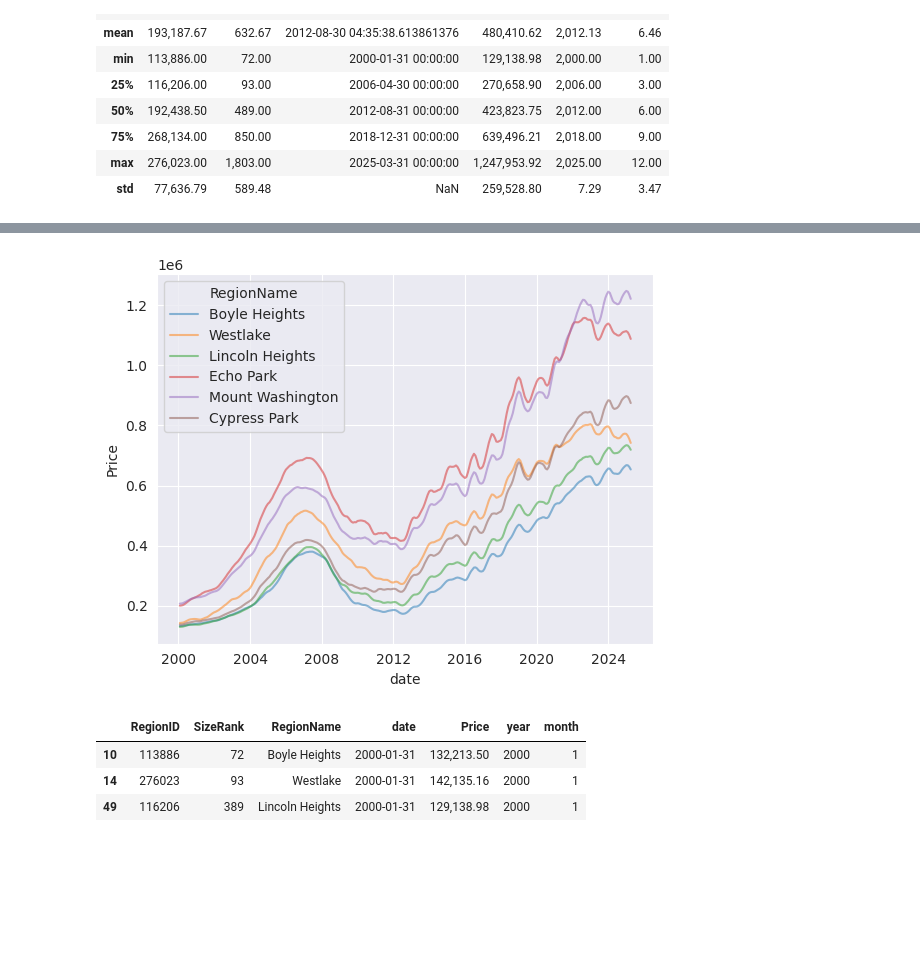
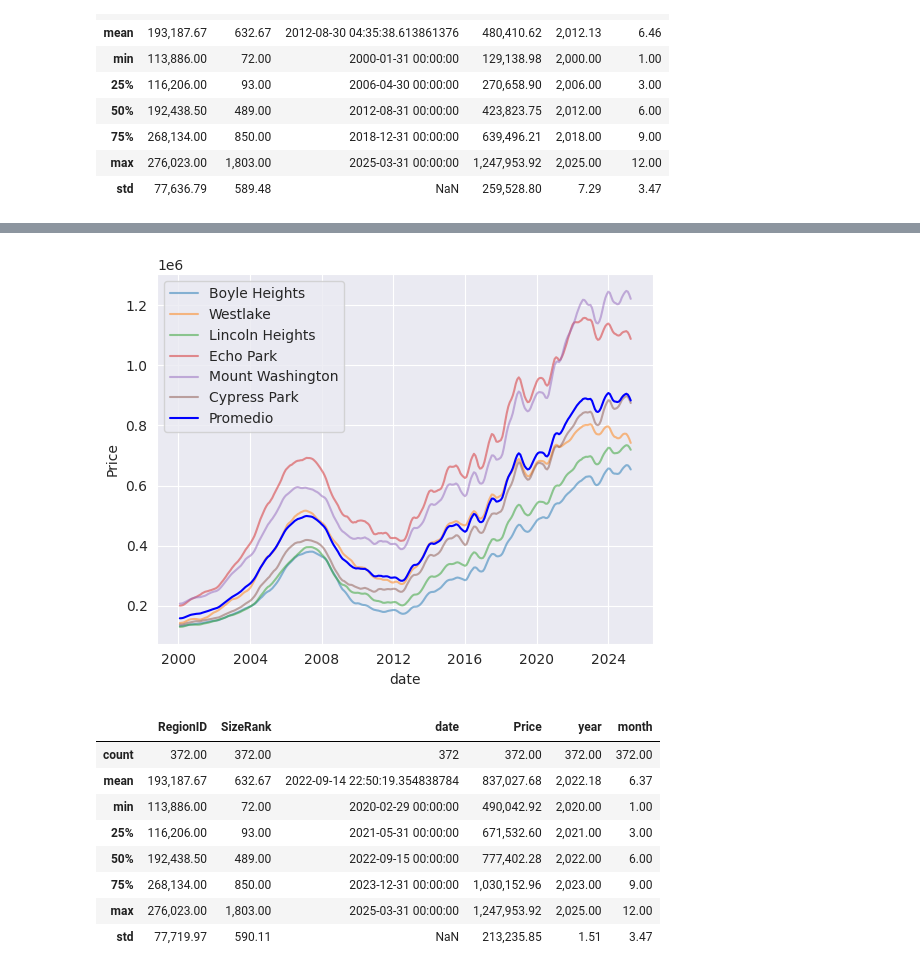
Before and after one commit to JavierFigueroa21/DataScience_KPI_Project, a Jupyter notebook: analisis_datos.ipynb, the cells around one changed output, grey strips where cells are left out. Saved outputs shown, nothing was run; the diff lists cells and outputs as text; code cells hidden in the pictures; blank space fills up the shorter version.

```diff
--- a/analisis_datos.ipynb
+++ b/analisis_datos.ipynb
@@ -39,7 +43,7 @@ pd.options.display.float_format = "{:,.2f}".format
 crime_url    = "https://data.lacity.org/api/views/2nrs-mtv8/rows.csv?accessType=DOWNLOAD"      # Crimen 2020–Presente :contentReference[oaicite:10]{index=10}
 business_url = "https://data.lacity.org/api/views/r4uk-afju/rows.csv?accessType=DOWNLOAD"     # Listado de negocios :contentReference[oaicite:11]{index=11}
 zhvi_url     = "~/work/Neighborhood_zhvi.csv"
-#zhvi_url     = "./resources/Neighborhood_zhvi.csv"# ZHVI mensual por vecindario :contentReference[oaicite:12]{index=12}
+zhvi_url     = "./resources/Neighborhood_zhvi.csv"# ZHVI mensual por vecindario :contentReference[oaicite:12]{index=12}
 areas_url    = "https://geohub.lacity.org/datasets/691805703915458da4b35d8088f29501_0.geojson" # Área por vecindario :contentReference[oaicite:13]{index=13}
 bounds_url   = "https://geohub.lacity.org/datasets/d6c55385a0e749519f238b77135eafac_0.geojson" # Límites de vecindario :contentReference[oaicite:14]{index=14}
 census_url   = "https://data.lacity.org/api/views/nwj3-ufba/rows.csv?accessType=DOWNLOAD"      # Censo 2010 por consejo :contentReference[oaicite:15]{index=15}
@@ -542,12 +584,27 @@ sns.kdeplot(data=df_barrios_cercamos_chinatown, x="Price", fill=True, color="blu
 # %%
+df_groupby_chinatown_mean = df_barrios_cercamos_chinatown.groupby("date").agg({"Price" : "mean"}).reset_index()
+df_groupby_chinatown_mean
+
 sns.lineplot(data=df_barrios_cercamos_chinatown, x="date", y="Price", hue="RegionName", palette="tab10", alpha=0.5)
+sns.lineplot(data=df_groupby_chinatown_mean, x="date", y="Price", color="blue", label="Promedio")
+
+plt.legend()
 plt.show()
 # %% [output]
-[figure, old version]
+[figure, new version]
-# %%
-df_barrios_cercamos_chinatown.head(3)
-# %% [output]
-|  | RegionID | SizeRank | RegionName | date | Price | year | month |
-| 10 | 113886 | 72 | Boyle Heights | 2000-01-31 | 132,213.50 | 2000 | 1 |
-| 14 | 276023 | 93 | Westlake | 2000-01-31 | 142,135.16 | 2000 | 1 |
-| 49 | 116206 | 389 | Lincoln Heights | 2000-01-31 | 129,138.98 | 2000 | 1 |
+# %%
+fecha_primer_reporte = df_chinatown[df_chinatown["Price"] > 0]["date"].min()
+
+df_barrios_cercanos_chinatown_primer_fecha = df_barrios_cercamos_chinatown[df_barrios_cercamos_chinatown["date"] >= fecha_primer_reporte].copy()
+
+df_barrios_cercanos_chinatown_primer_fecha.describe()
+# %% [output]
+|  | RegionID | SizeRank | date | Price | year | month |
+| count | 372.00 | 372.00 | 372 | 372.00 | 372.00 | 372.00 |
+| mean | 193,187.67 | 632.67 | 2022-09-14 22:50:19.354838784 | 837,027.68 | 2,022.18 | 6.37 |
+| min | 113,886.00 | 72.00 | 2020-02-29 00:00:00 | 490,042.92 | 2,020.00 | 1.00 |
+| 25% | 116,206.00 | 93.00 | 2021-05-31 00:00:00 | 671,532.60 | 2,021.00 | 3.00 |
+| 50% | 192,438.50 | 489.00 | 2022-09-15 00:00:00 | 777,402.28 | 2,022.00 | 6.00 |
+| 75% | 268,134.00 | 850.00 | 2023-12-31 00:00:00 | 1,030,152.96 | 2,023.00 | 9.00 |
+| max | 276,023.00 | 1,803.00 | 2025-03-31 00:00:00 | 1,247,953.92 | 2,025.00 | 12.00 |
+| std | 77,719.97 | 590.11 | NaN | 213,235.85 | 1.51 | 3.47 |
```
Also changed, not shown: parts of 24 cells of this notebook.
